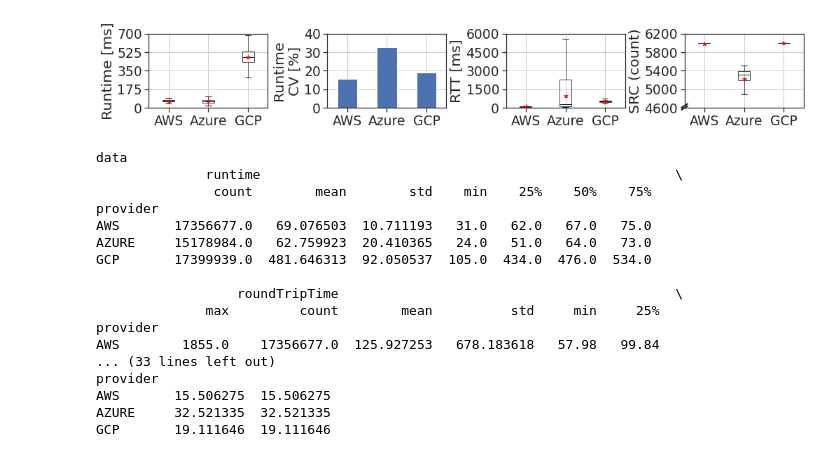
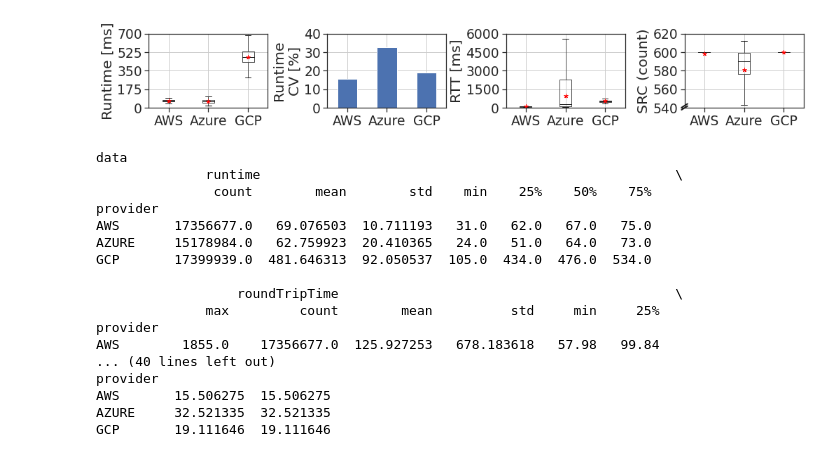
Before and after one commit to l8518/geot-faas, a Jupyter notebook: 020_provider_analysis.ipynb, the cells around one changed output. Saved outputs shown, nothing was run; the diff lists cells and outputs as text; code cells hidden in the pictures.

Commit message:
update plots

```diff
--- a/020_provider_analysis.ipynb
+++ b/020_provider_analysis.ipynb
@@ -26,3 +26,8 @@ df = pd.read_parquet(utils.get_dataset_path(INPUT_FILE, FSIZE))
 runtime_cov_df = df.groupby( ['provider'])['runtime'].apply(utils.cov).dropna().reset_index(name='Runtime CV').set_index(['provider'])
 runtime_cov_df = runtime_cov_df*100
 resp_df = df.groupby( ['provider', 'driver_invocation']).size().reset_index(name='counts')
+# %%
+provider_region_no = {'AWS': 10, 'GCP': 10, 'AZURE': 9}
+# %%
+resp_df = resp_df.assign(region_no=resp_df['provider'].map(provider_region_no))
+resp_df
@@ -28,0 +48,3 @@ resp_df = df.groupby( ['provider', 'driver_invocation']).size().reset_index(name
+# %%
+resp_df['counts'] = resp_df['counts'] / resp_df['region_no']
+resp_df
@@ -68,35 +104,35 @@ ax.set_ylim(0, 700)
 
 # Boxplot RTT
 df_boxplot = df[['provider', 'roundTripTime']].sort_values(by=['provider']).groupby(['provider'], observed=True)
 ax = utils.boxplot(roundtrip_bx_ax, df_boxplot, 'RTT [ms]', set_provider_labels, with_mean=True, nticks=max_nticks)
 ax.set_ylim(0, 6000)
 
 # Boxplot Successfull Responses
 df_boxplot = resp_df[['provider', 'counts']].sort_values(by=['provider']).groupby(['provider'], observed=True)
 ax = utils.boxplot(respcount_bx_ax, df_boxplot, 'SRC (count)', set_provider_labels, with_mean=True, nticks=max_nticks)
-ax.set_ylim(4600, 6200)
+ax.set_ylim(540, 620)
 
 d = .025  # how big to make the diagonal lines in axes coordinates
 shift = 0.03
 
 # arguments to pass to plot, just so we don't keep repeating them
 kwargs = dict(transform=ax.transAxes, color='k', clip_on=False, lw=2)
 # bottom-left diagonal
 ax.plot((-d, +d), (-d, +d), **kwargs)
 # bottom-left diagonal
 ax.plot((-d, +d), (-d+shift, +d+shift), **kwargs)
 
 fig.tight_layout(pad=0)
 plt.subplots_adjust(hspace=0, wspace=0.5)
 
 data = df[['provider', 'runtime', 'roundTripTime']].groupby(['provider'], observed=True).describe()
 utils.plot(['provider_analysis', 'pa_provider_mean_cov'],
             data=data,
             respdata=resp_df.groupby(['provider']).describe(),
             runtime_cv=runtime_cov_df.groupby(['provider']).describe()
           )
 # %% [output]
-[figure, old version]
+[figure, new version]
 data
               runtime                                                     \
                count        mean        std    min    25%    50%    75%
@@ -109,7 +145,7 @@ GCP       17399939.0  481.646313  92.050537  105.0  434.0  476.0  534.0
               max         count        mean          std     min     25%
 provider
 AWS        1855.0    17356677.0  125.927253   678.183618   57.98   99.84
-... (33 lines left out)
+... (40 lines left out)
 provider
 AWS       15.506275  15.506275
 AZURE     32.521335  32.521335
```
Also changed, not shown: parts of 4 cells of this notebook, 34 other files.
